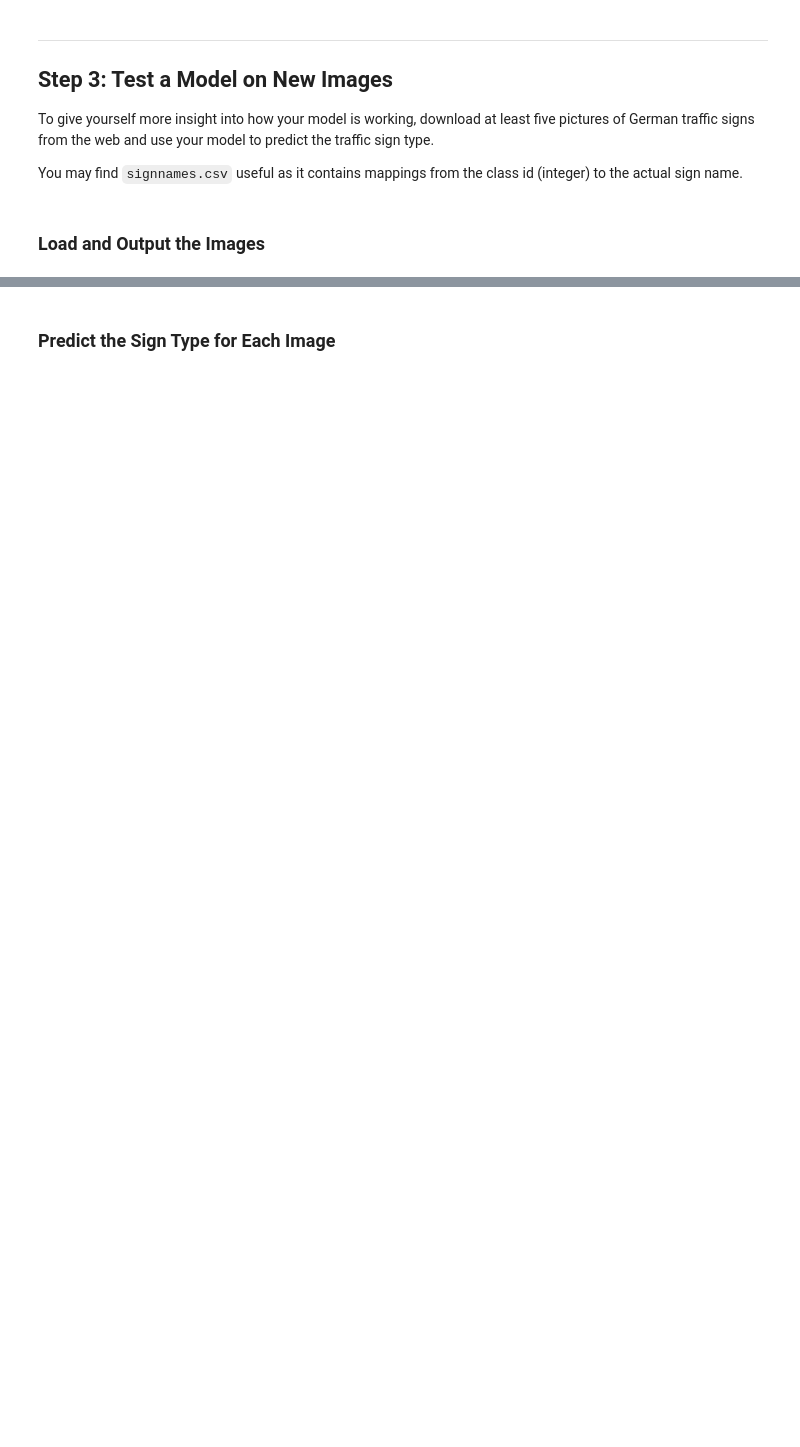
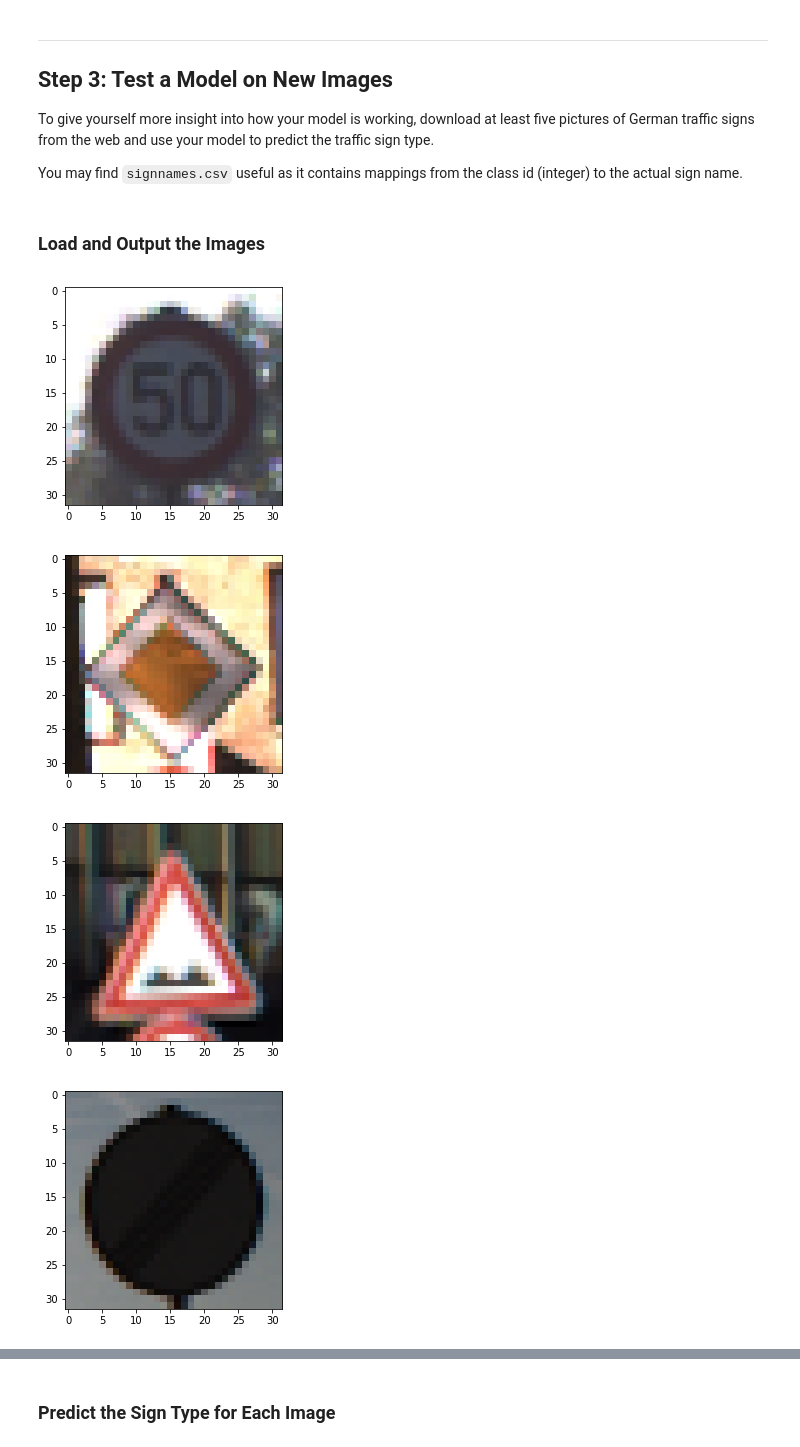
Before and after one commit to caje731/CarND-Traffic-Sign-Classifier-Project, a Jupyter notebook: Traffic_Sign_Classifier.ipynb, the cells around one changed output, grey strips where cells are left out. Drawn from its saved outputs; the diff is of its cells as text; code cells hidden in the pictures; blank space fills up the shorter version.

```diff
--- a/Traffic_Sign_Classifier.ipynb
+++ b/Traffic_Sign_Classifier.ipynb
@@ -202,0 +381,26 @@ You may find `signnames.csv` useful as it contains mappings from the class id (i
+# %%
+### Load the images and plot them here.
+from matplotlib import image as mpimg
+new_signs = np.array([
+    mpimg.imread('GTS_images/2.ppm'),
+    mpimg.imread('GTS_images/12.ppm'),
+    mpimg.imread('GTS_images/22.ppm'),
+    mpimg.imread('GTS_images/32.ppm'),
+    mpimg.imread('GTS_images/42.ppm')
+])
+new_sign_labels = np.array([
+    2,
+    12,
+    22,
+    32,
+    42
+])
+
+for img in new_signs:
+    plt.imshow(img)
+    plt.show()
+# %% [output]
+[figure, added]
+[figure, added]
+[figure, added]
+[figure, added]
```
Also changed, not shown: parts of 18 cells of this notebook, 6 other files.
